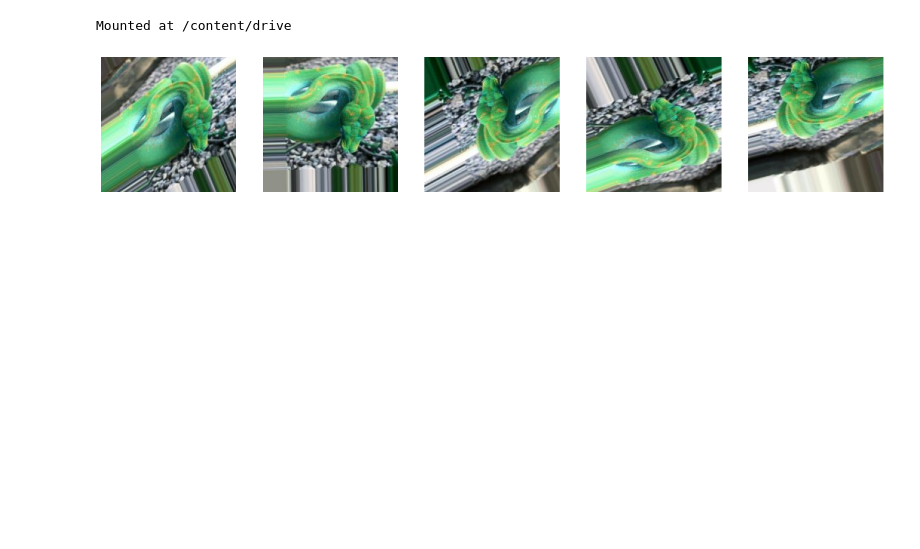
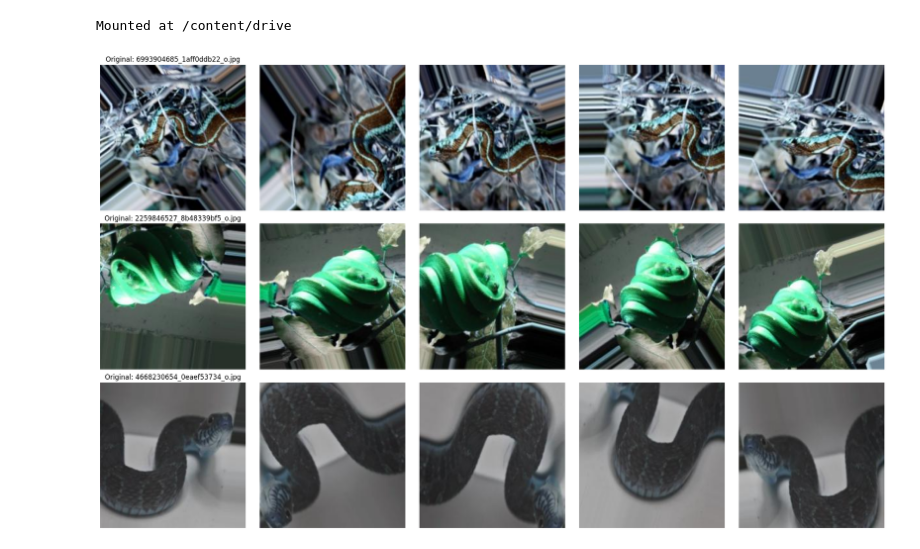
Before and after one commit to NinaAbeyratne/Snaky---Snake-Identification-System, a Jupyter notebook: data_augmentation.ipynb, the cells around one changed output. Drawn from its saved outputs; the diff is of its cells as text; code cells hidden in the pictures; blank space fills up the shorter version.

Commit message:
data augmentation try 3

```diff
--- a/data_augmentation.ipynb
+++ b/data_augmentation.ipynb
@@ -43,38 +43,44 @@ data_generator = ImageDataGenerator(
 # Function to augment images and save
 def augment_and_save(image_path):
     img = cv2.imread(image_path)
     img = cv2.cvtColor(img, cv2.COLOR_BGR2RGB)  # Convert BGR to RGB
     img = cv2.resize(img, (224, 224))  # Resize to 224x224
 
     # Save original image
     save_image(transform(Image.fromarray(img)), os.path.join(augmented_path, f"original_{os.path.basename(image_path)}"))
 
     # Convert the image to a NumPy array
     x = np.expand_dims(img, axis=0)
 
     # Generate augmented images
     i = 0
     for batch in data_generator.flow(x, batch_size=1):
         augmented_img = batch[0].astype('uint8')
         augmented_img = cv2.cvtColor(augmented_img, cv2.COLOR_RGB2BGR)  # Convert RGB to BGR
         save_image(transform(Image.fromarray(augmented_img)), os.path.join(augmented_path, f"augmented_{i}_{os.path.basename(image_path)}"))
         i += 1
         if i % 5 == 0:
             break
 
-# Iterate through images in the dataset path
+# Iterate through images in the dataset path and augment them
+image_paths = []
 for filename in os.listdir(dataset_path):
     if filename.endswith(".jpg") or filename.endswith(".png"):
         image_path = os.path.join(dataset_path, filename)
+        image_paths.append(image_path)
         augment_and_save(image_path)
 
-# Plot a sample of augmented images
-fig, axes = plt.subplots(1, 5, figsize=(20, 4))
-for i in range(5):
-    img = plt.imread(os.path.join(augmented_path, f"augmented_{i}_{os.path.basename(image_path)}"))
-    axes[i].imshow(img)
-    axes[i].axis('off')
+# Plot a sample of augmented images from three different input images
+fig, axes = plt.subplots(3, 5, figsize=(20, 12))
+for j, image_path in enumerate(image_paths[:3]):  # Show samples from three different images
+    for i in range(5):
+        img = plt.imread(os.path.join(augmented_path, f"augmented_{i}_{os.path.basename(image_path)}"))
+        axes[j, i].imshow(img)
+        axes[j, i].axis('off')
+        if i == 0:
+            axes[j, i].set_title(f"Original: {os.path.basename(image_path)}")
+plt.tight_layout()
 plt.show()
 # %% [output]
 Mounted at /content/drive
-[figure, old version]
+[figure, new version]
```
